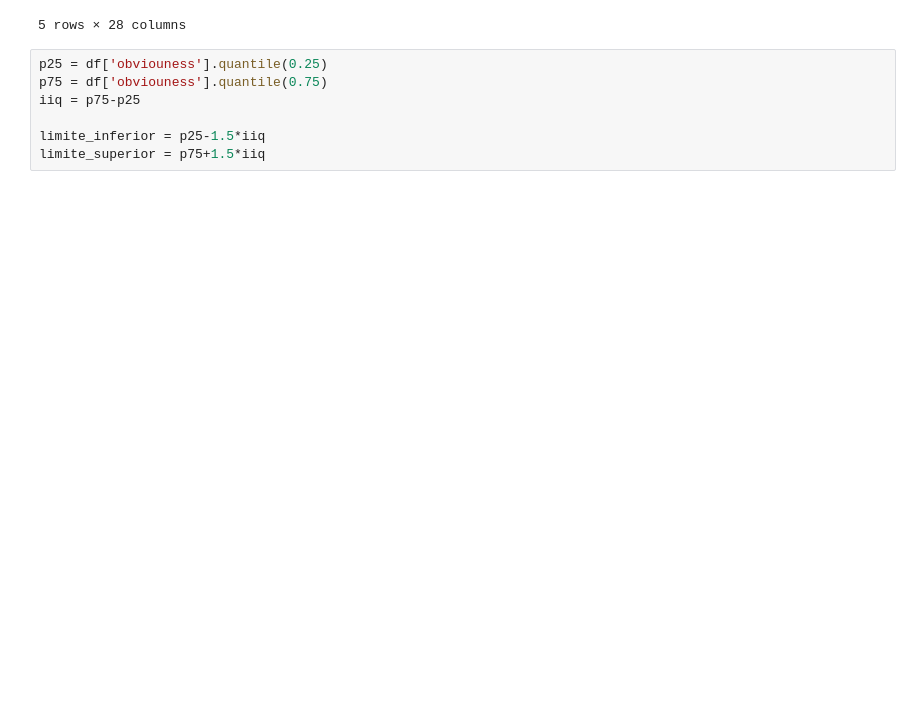
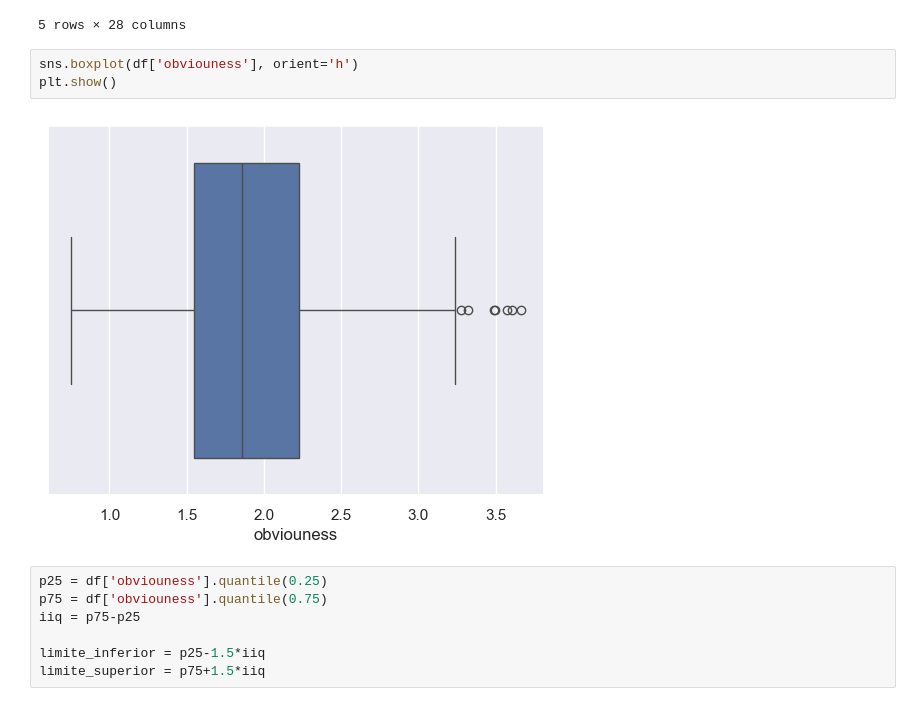
Before and after one commit to danielrferreira/py_play, a Jupyter notebook: music_distance/notebooks/Spotify_deepdive.ipynb, the cells around one changed output. Cells and saved outputs as stored; diff of their text form; blank space fills up the shorter version.

```diff
--- a/music_distance/notebooks/Spotify_deepdive.ipynb
+++ b/music_distance/notebooks/Spotify_deepdive.ipynb
@@ -75,6 +80,11 @@ df.sort_values('obviouness').head()
 | 225 | 88 | It's a Great Day to Be Alive | Travis Tritt | /wiki/It%27s_a_Great_Day_to_Be_Alive | It's a Great Day to Be Alive | /wiki/Travis_Tritt | 2001 | I got rice cookin' in the microwa... | spotify:track:2wOtNLScRaNewSnBYhej87 | 0.336 | ... |
 | 558 | 29 | You Don't Know My Name | Alicia Keys | /wiki/You_Don%27t_Know_My_Name | You Don't Know My Name | /wiki/Alicia_Keys | 2004 | Baby, baby, baby\nFrom the day I ... | spotify:track:6LGwYMXXgURfaequXipzHx | 0.264 | ... |
 5 rows × 28 columns
+# %%
+sns.boxplot(df['obviouness'], orient='h')
+plt.show()
+# %% [output]
+[figure, added]
 # %%
 p25 = df['obviouness'].quantile(0.25)
 p75 = df['obviouness'].quantile(0.75)
```
Also changed, not shown: parts of 8 cells of this notebook.
